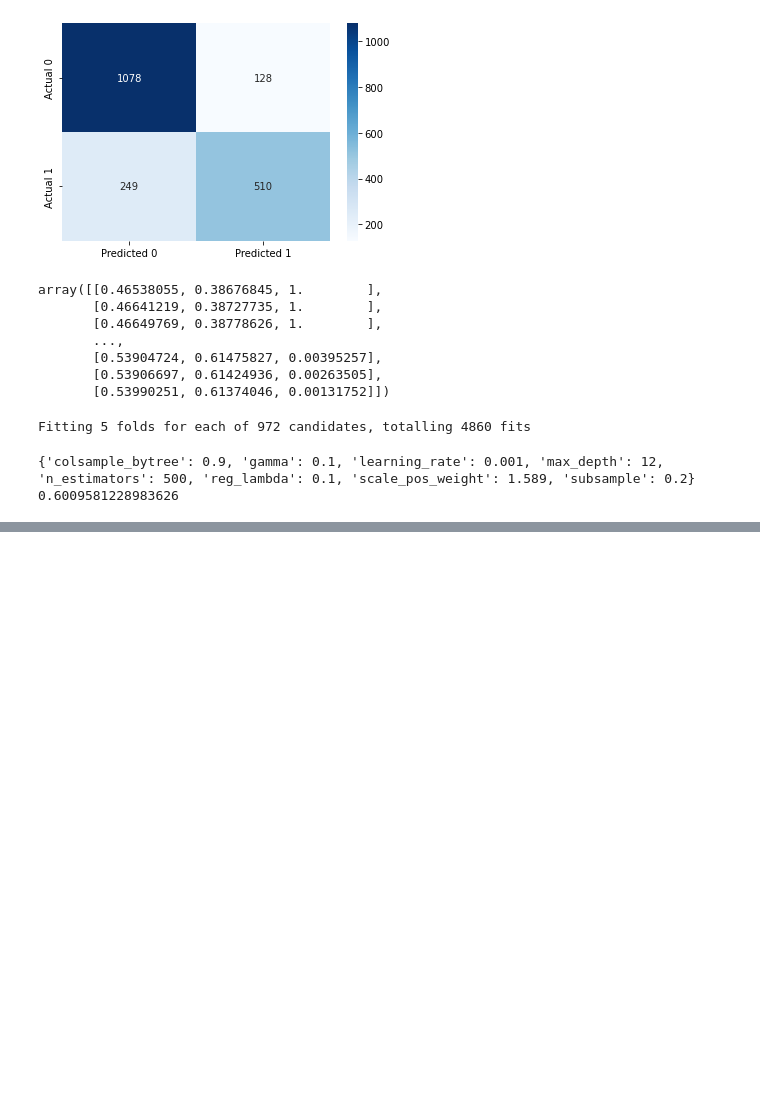
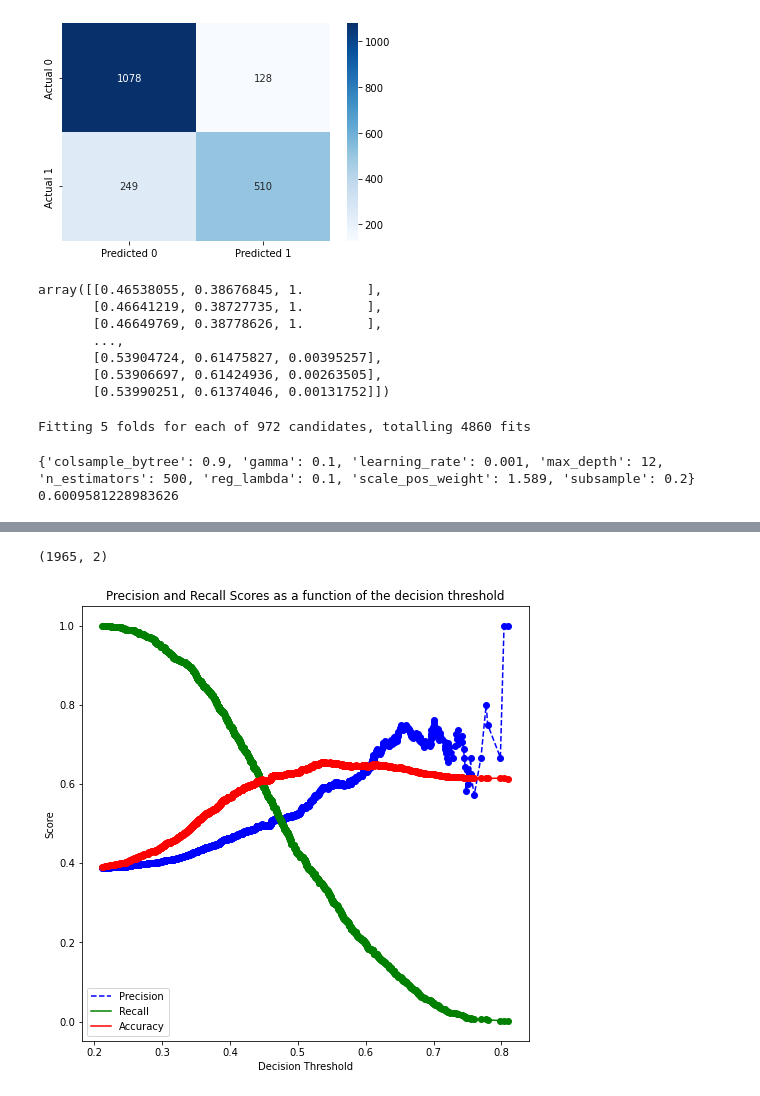
Before and after one commit to catherineerickson/STAT-303-3-Project, a Jupyter notebook: xgb.ipynb, the cells around one changed output, grey strips where cells are left out. Drawn from its saved outputs; the diff is of its cells as text; code cells hidden in the pictures; blank space fills up the shorter version.

```diff
--- a/xgb.ipynb
+++ b/xgb.ipynb
@@ -814,0 +738,33 @@ Recall:  0.4393063583815029
+# %%
+y_pred_prob.shape
+# %% [output]
+(1965, 2)
+# %%
+y_pred_prob = cross_val_predict(xgb.XGBClassifier(objective = 'binary:logistic',random_state=1,gamma=1,learning_rate = .001,max_depth=12,
+                              n_estimators = 3000,reg_lambda = 1,reg_alpha = 1, scale_pos_weight=1.589, subsample = 0.2, colsample_bytree = 0.9, n_jobs = -1), X_train,
+                                              y_train, cv = 5, method = 'predict_proba')[:, 1]
+p, r, thresholds = precision_recall_curve(y_train, y_pred_prob)
+acc = np.ndarray(shape = (len(thresholds),))
+i = 0
+
+for th in thresholds:
+    y_pred = y_pred_prob > th
+    y_pred = y_pred.astype(int)
+    acc[i] = accuracy_score(y_pred, y_train)
+    i = i + 1
+def plot_precision_recall_vs_threshold(precisions, recalls, thresholds):
+    plt.figure(figsize=(8, 8))
+    plt.title("Precision and Recall Scores as a function of the decision threshold")
+    plt.plot(thresholds, precisions[:-1], "b--", label="Precision")
+    plt.plot(thresholds, recalls[:-1], "g-", label="Recall")
+    plt.plot(thresholds, acc, "r-", label="Accuracy")
+    plt.plot(thresholds, precisions[:-1], "o", color = 'blue')
+    plt.plot(thresholds, recalls[:-1], "o", color = 'green')
+    plt.plot(thresholds, acc, "o", color = 'red')
+    plt.ylabel("Score")
+    plt.xlabel("Decision Threshold")
+    plt.legend(loc='best')
+    plt.legend()
+plot_precision_recall_vs_threshold(p, r, thresholds)
+# %% [output]
+[figure, added]
```
Also changed, not shown: parts of 11 cells of this notebook.
